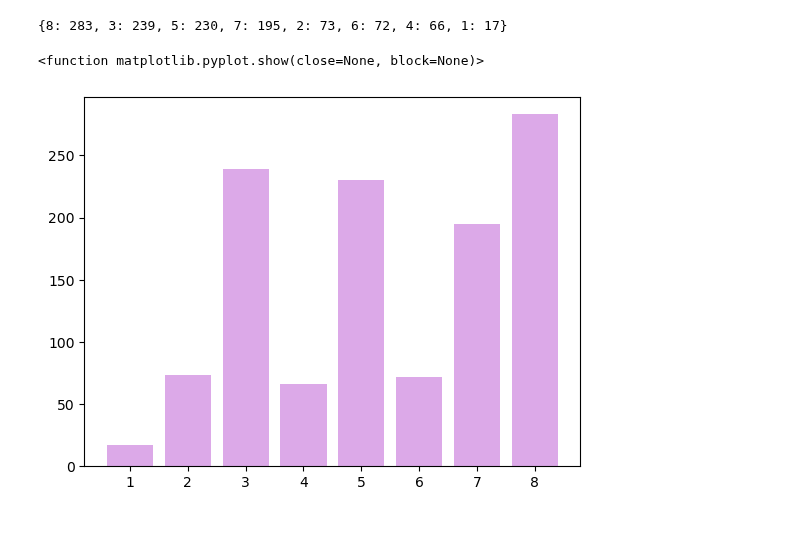
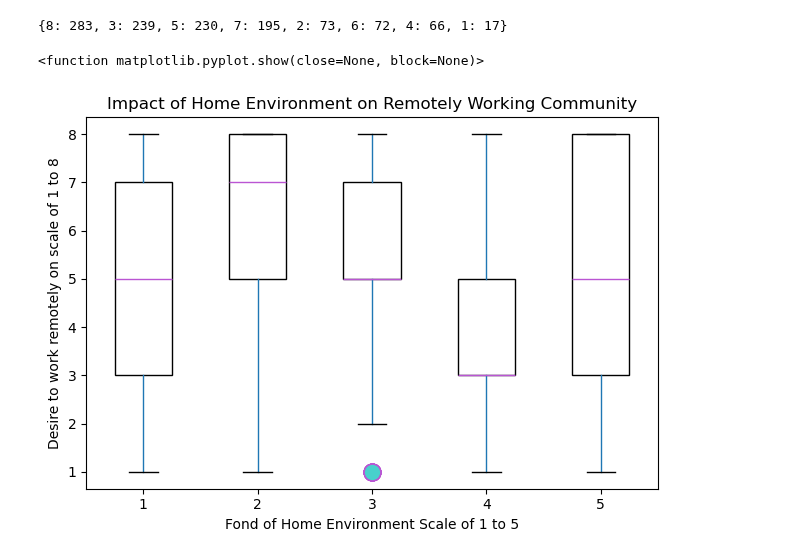
Before and after one commit to AayushiDaliparthi/Project_1_uoft, a Jupyter notebook: sharu.ipynb, the cells around one changed output. Cells and saved outputs as stored; diff of their text form; code cells hidden in the pictures; blank space fills up the shorter version.

```diff
--- a/sharu.ipynb
+++ b/sharu.ipynb
@@ -150,13 +153,22 @@ individual_scale_counts = df["scaled_like_hw"].value_counts()
 dict(individual_scale_counts)
 # %% [output]
 {8: 283, 3: 239, 5: 230, 7: 195, 2: 73, 6: 72, 4: 66, 1: 17}
-# %%
-# Create bar chart using scaled like working from home and liking home environment
-scaled_like = [1,2,3,4,5,6,7,8]
-scaled_like_hw = [17,73,239,66,230,72,195,283]
-
-plt.bar(scaled_like,scaled_like_hw,color="mediumorchid",alpha=0.5,align="center")
-plt.show
-# %% [output]
-<function matplotlib.pyplot.show(close=None, block=None)>
-[figure, removed]
+# %%
+# create a box plot to see how home environment related to liking of working from home
+df.boxplot( by="home_env",column=["scaled_like_hw"],
+           patch_artist=True,
+           boxprops=dict(facecolor="white"),
+           medianprops=dict(color="mediumorchid"),
+           flierprops=dict(marker="o",markerfacecolor="mediumturquoise",
+           markersize=12,linestyle="none",markeredgecolor="mediumorchid"))
+plt.title("Impact of Home Environment on Remotely Working Community")
+plt.suptitle("")
+plt.xlabel("Fond of Home Environment Scale of 1 to 5")
+plt.ylabel("Desire to work remotely on scale of 1 to 8")
+plt.xticks([1,2,3,4,5])
+plt.grid(False)
+plt.tight_layout()
+plt.show
+# %% [output]
+<function matplotlib.pyplot.show(close=None, block=None)>
+[figure, added]
```
Also changed, not shown: parts of 3 cells of this notebook.
